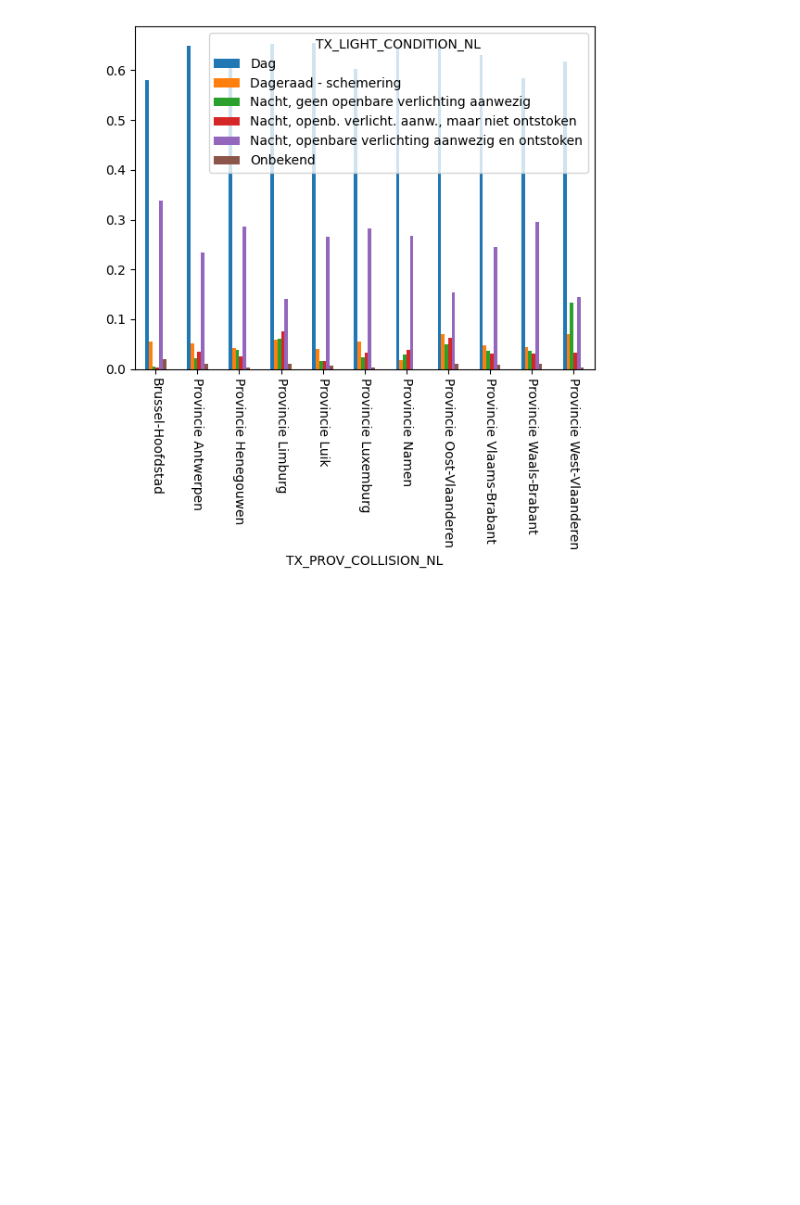
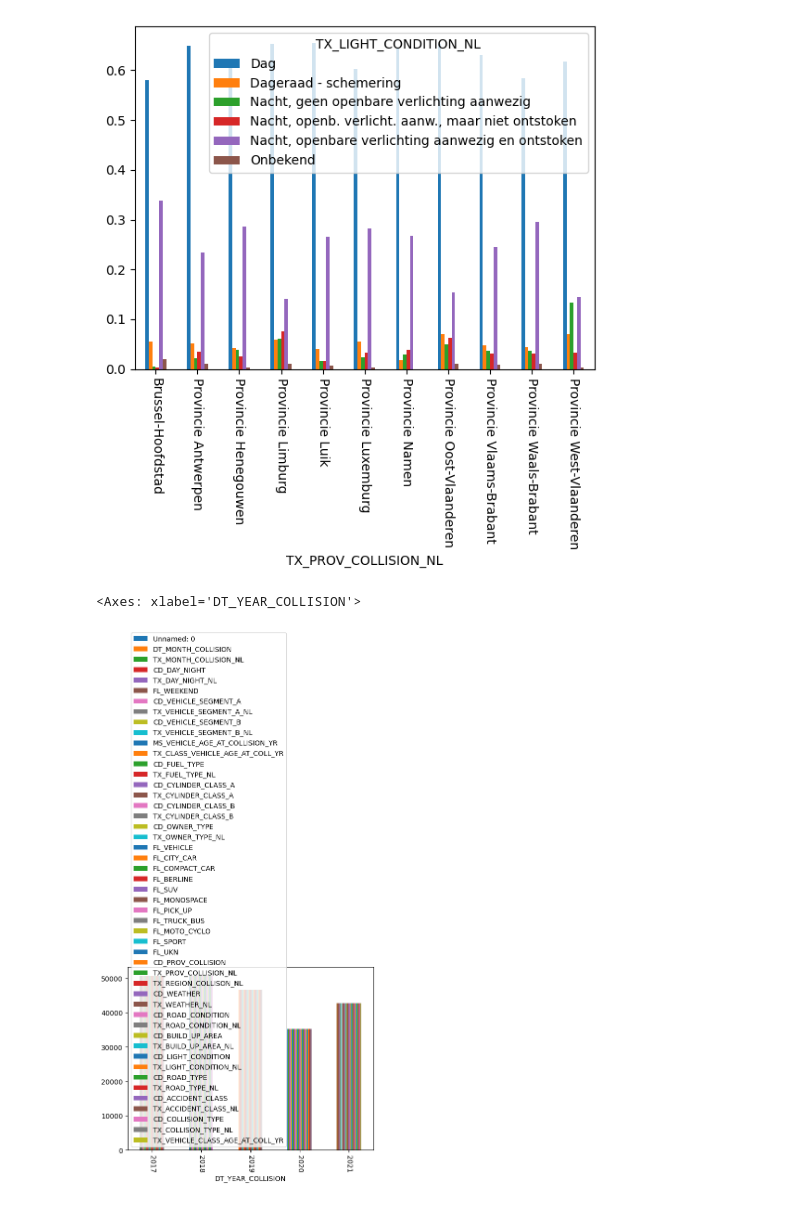
Before and after one commit to ThomSerg/InfoVis-Verkeersongevallen, a Jupyter notebook: experiments/collisions.ipynb, the cells around one changed output. Saved outputs shown, nothing was run; the diff lists cells and outputs as text; code cells hidden in the pictures; blank space fills up the shorter version.

```diff
--- a/experiments/collisions.ipynb
+++ b/experiments/collisions.ipynb
@@ -323,3 +327,9 @@ a.plot.bar(rot=-90)
 # %% [output]
 <Axes: xlabel='TX_PROV_COLLISION_NL'>
 [figure]
+# %%
+a = collision_df.groupby("DT_YEAR_COLLISION").count()
+a.plot.bar(rot=-90)
+# %% [output]
+<Axes: xlabel='DT_YEAR_COLLISION'>
+[figure, added]
```
Also changed, not shown: parts of 3 cells of this notebook, 15 other files.
